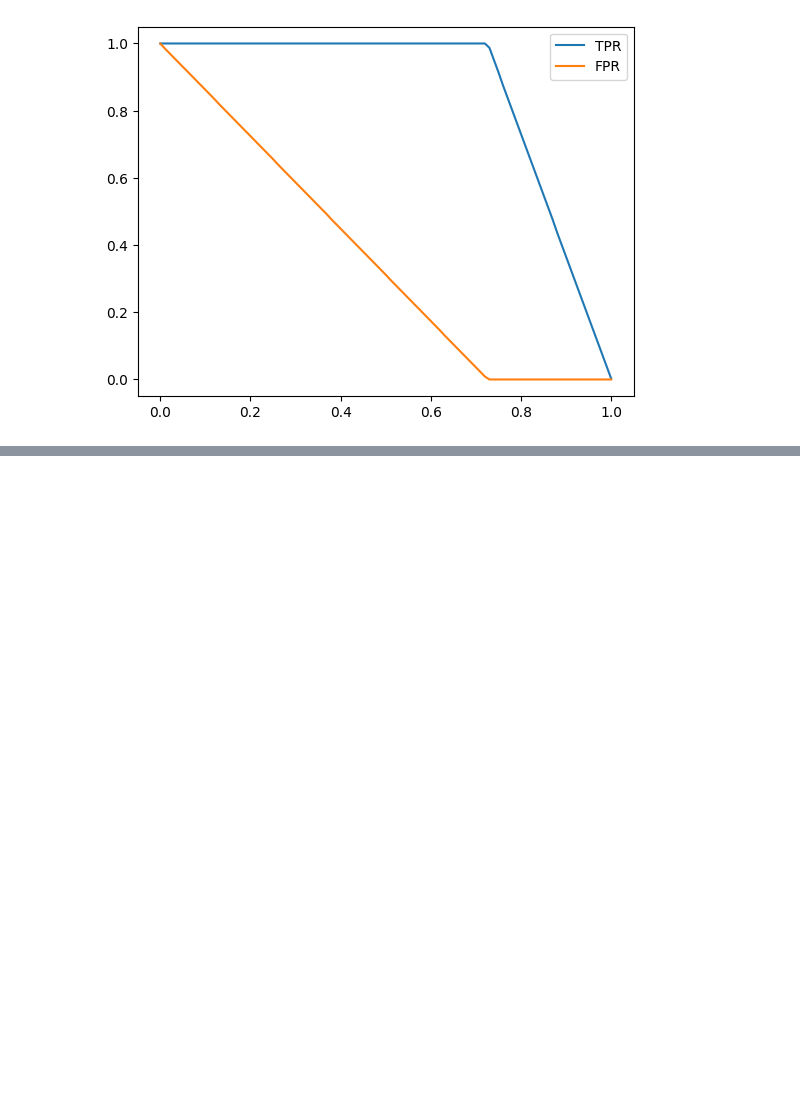
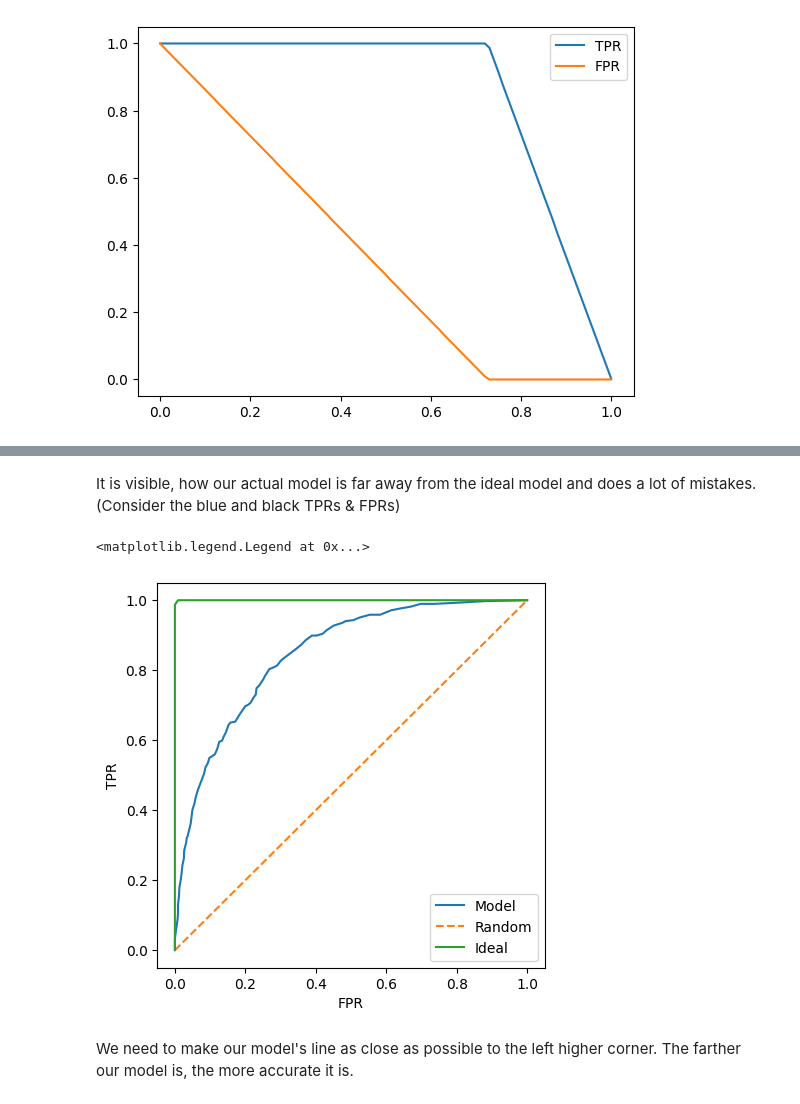
Before and after one commit to fxmidaaa/ml-homework-practice, a Jupyter notebook: homework4_evaluation_metrics/notes.ipynb, the cells around one changed output, grey strips where cells are left out. Cells and saved outputs as stored; diff of their text form; code cells hidden in the pictures; blank space fills up the shorter version.

```diff
--- a/homework4_evaluation_metrics/notes.ipynb
+++ b/homework4_evaluation_metrics/notes.ipynb
@@ -372,0 +387,18 @@ plt.legend()
+# %% [markdown]
+It is visible, how our actual model is far away from the ideal model and does a lot of mistakes. (Consider the blue and black TPRs & FPRs)
+# %%
+plt.figure(figsize=(5, 5))
+
+plt.plot(df_scores.fpr, df_scores.tpr, label='Model')
+plt.plot([0, 1], [0, 1], label='Random', linestyle='--')
+plt.plot(df_ideal.fpr, df_ideal.tpr, label='Ideal')
+
+plt.xlabel('FPR')
+plt.ylabel('TPR')
+
+plt.legend()
+# %% [output]
+<matplotlib.legend.Legend at 0x...>
+[figure, added]
+# %% [markdown]
+We need to make our model's line as close as possible to the left higher corner. The farther our model is, the more accurate it is.
```
Also changed, not shown: parts of 17 cells of this notebook.
